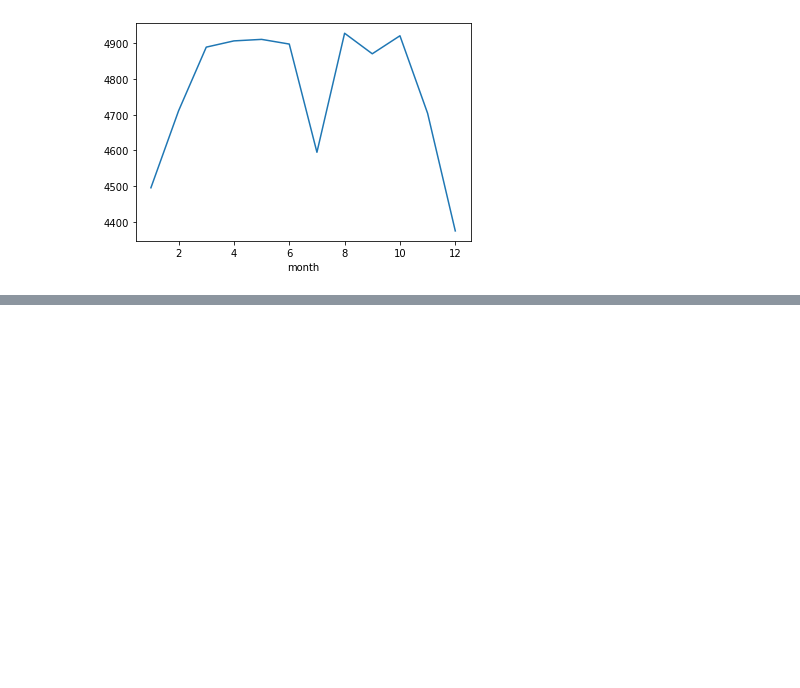
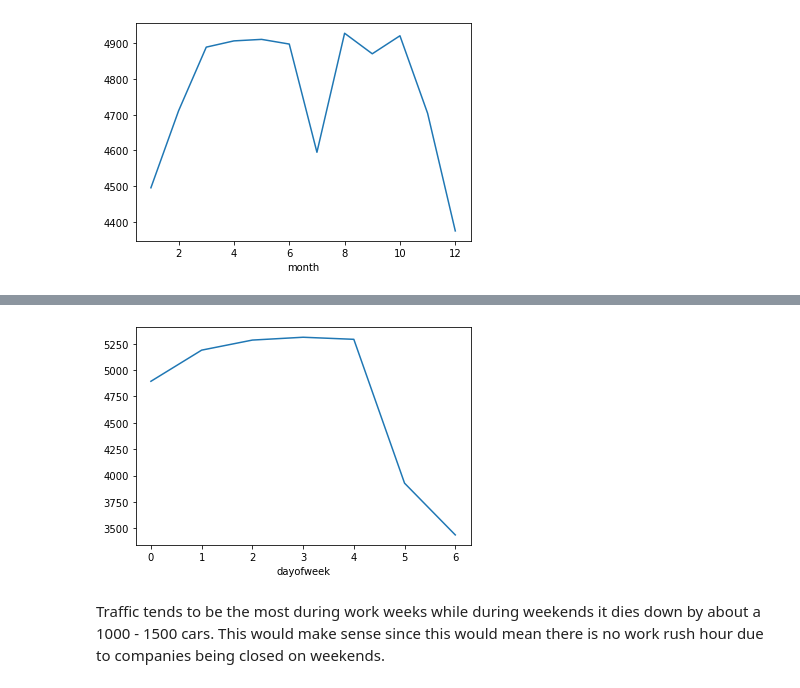
Before and after one commit to hkawamat/hkawamat, a Jupyter notebook: Project 4.ipynb, the cells around one changed output, grey strips where cells are left out. Drawn from its saved outputs; the diff is of its cells as text; code cells hidden in the pictures; blank space fills up the shorter version.

```diff
--- a/Project 4.ipynb
+++ b/Project 4.ipynb
@@ -149,0 +152,3 @@ plt.show()
+# %%
+traffic_day['dayofweek'] = traffic_day['date_time'].dt.dayofweek
+traffic_dow = traffic_day.groupby('dayofweek').mean()
@@ -149,0 +167,7 @@ plt.show()
+# %%
+traffic_dow['traffic_volume'].plot.line()
+plt.show()
+# %% [output]
+[figure, added]
+# %% [markdown]
+Traffic tends to be the most during work weeks while during weekends it dies down by about a 1000 - 1500 cars. This would make sense since this would mean there is no work rush hour due to companies being closed on weekends.
```
Also changed, not shown: parts of 18 cells of this notebook.
